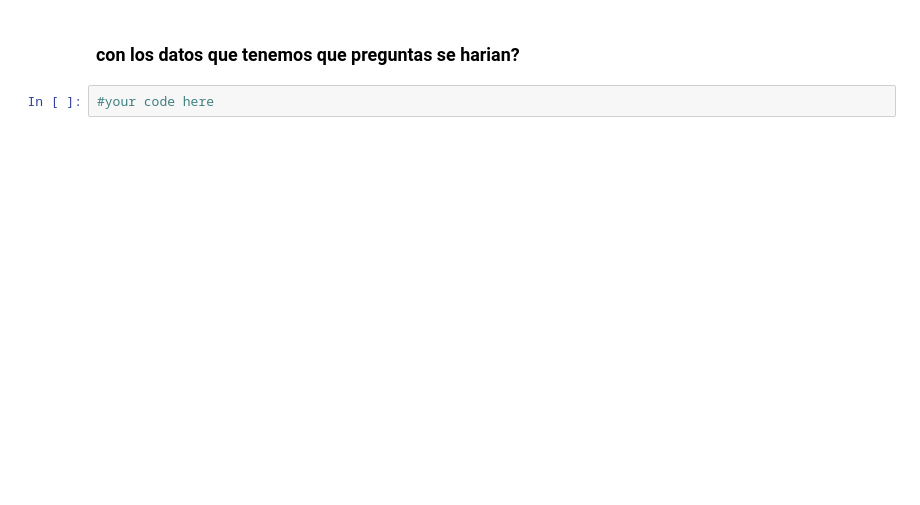
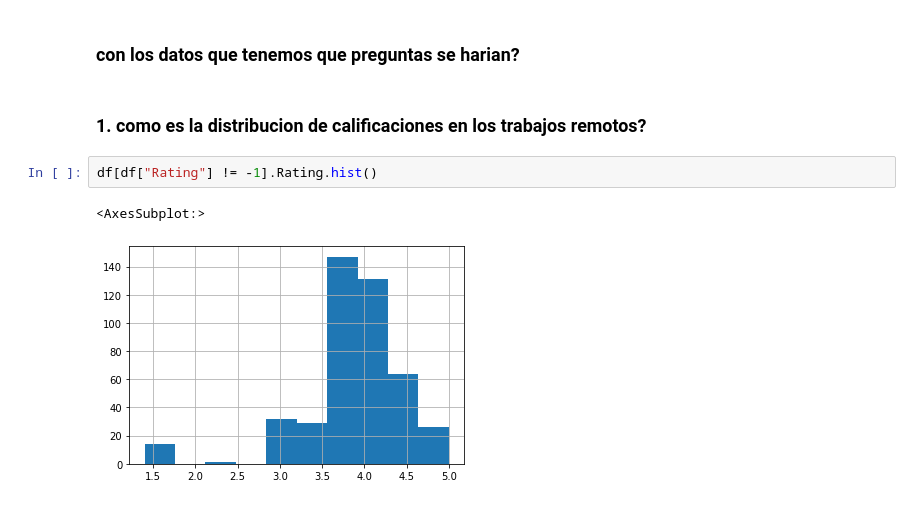
Before and after one commit to EiderDiaz/data_wrangling_scrapp, a Jupyter notebook: EDA.ipynb, the cells around one changed output. Saved outputs shown, nothing was run; the diff lists cells and outputs as text; blank space fills up the shorter version.

```diff
--- a/EDA.ipynb
+++ b/EDA.ipynb
@@ -151,4 +228,9 @@ df.describe()
 # %% [markdown]
 ### con los datos que tenemos que preguntas se harian?
-# %%
-#your code here
+# %% [markdown]
+### 1. como es la distribucion de calificaciones en los trabajos remotos?
+# %%
+df[df["Rating"] != -1].Rating.hist()
+# %% [output]
+<AxesSubplot:>
+[figure, added]
```
Also changed, not shown: parts of 26 cells of this notebook, 2 other files.
